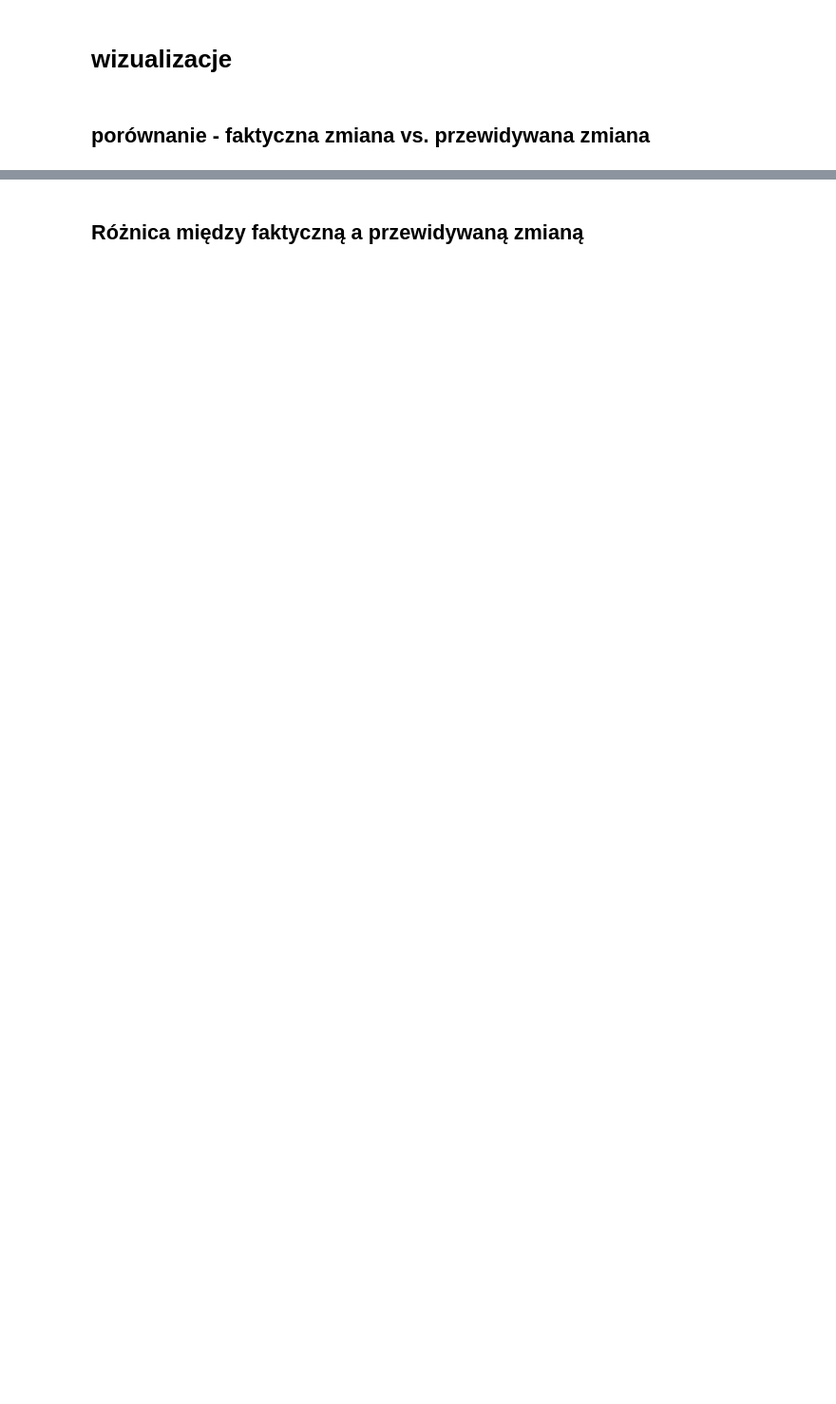
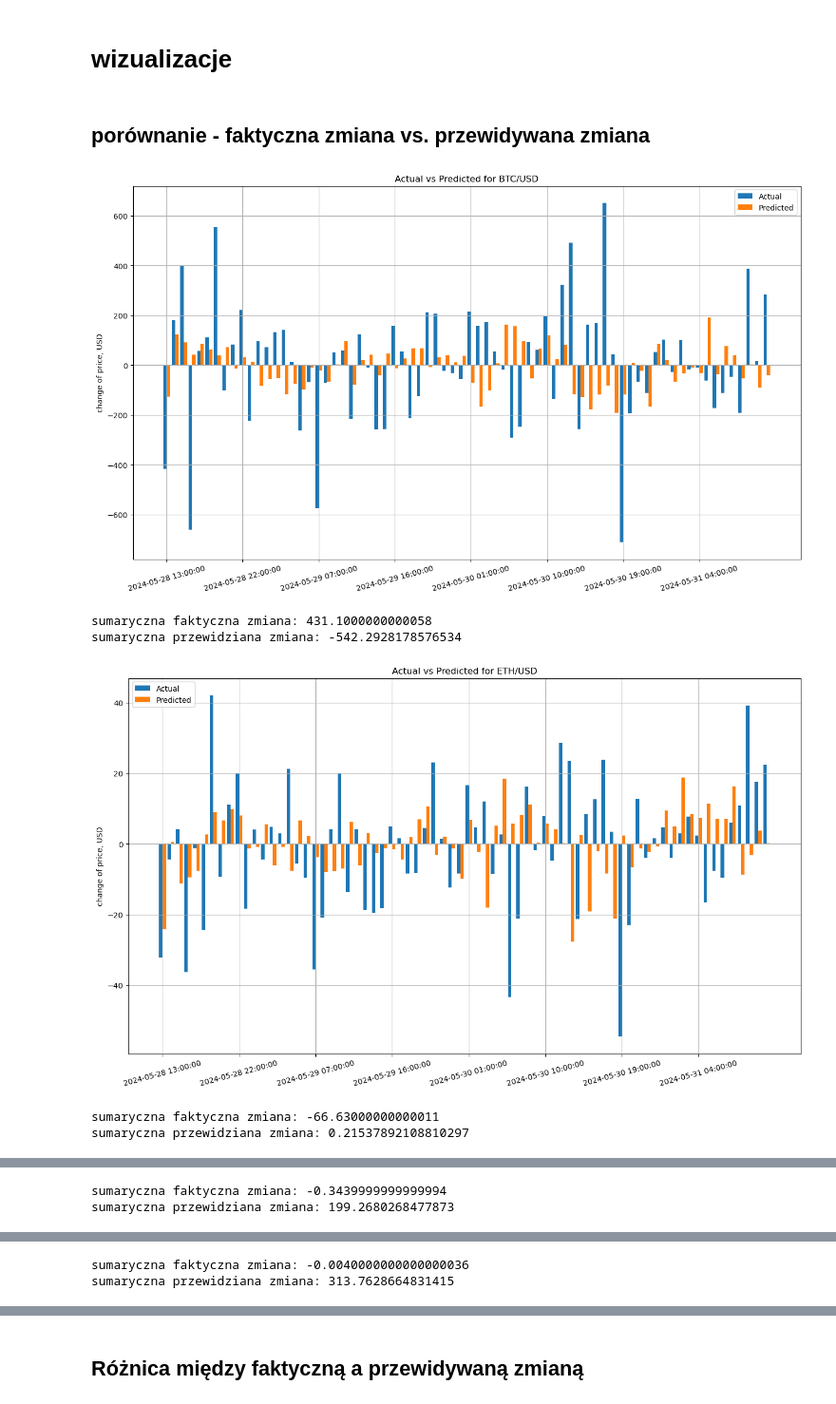
Before and after one commit to szym98/WSB_ML_crypto_model, a Jupyter notebook: Main_CryptoML.ipynb, the cells around one changed output, grey strips where cells are left out. Shown at 95% size. Drawn from its saved outputs; the diff is of its cells as text; code cells hidden in the pictures; blank space fills up the shorter version.

```diff
--- a/Main_CryptoML.ipynb
+++ b/Main_CryptoML.ipynb
@@ -147,20 +224,27 @@ Features (X) and target (y):
 # %%
 n_frames2display = 72  # pierwsze przewidziane 3 dni
 for symbol in symbols:
-    temp_val = values[symbol]
-    temp_pred = predictions[symbol][0]
+    temp_val = values[symbol]['close']
+    temp_pred = np.array(predictions1[symbol])[:,3]
     fig, ax = plt.subplots(figsize=(16, 9))
     x_temp = np.arange(len(temp_val.index[:n_frames2display]))
     w = 0.4
     ax.bar(x_temp - w/2, temp_val.iloc[:n_frames2display], width=w, label="Actual")
     ax.bar(x_temp + w/2, temp_pred[:n_frames2display], width=w, label="Predicted")
     ax.set_ylabel("change of price, USD")
     ax.set_xticks(x_temp)
     ax.set_xticklabels(temp_val.index[:n_frames2display].astype(str), rotation=15)
     plt.locator_params(axis="x", nbins=8)
     ax.grid(True)
     ax.set_title(f"Actual vs Predicted for {symbol}")
     ax.legend()
     plt.show()
     print(f"sumaryczna faktyczna zmiana: {np.sum(temp_val[:n_frames2display])}")
     print(f"sumaryczna przewidziana zmiana: {np.sum(temp_pred[:n_frames2display])}")
+# %% [output]
+[figure, added]
+sumaryczna faktyczna zmiana: 431.1000000000058
+sumaryczna przewidziana zmiana: -542.2928178576534
+[figure, added]
+sumaryczna faktyczna zmiana: -66.63000000000011
+sumaryczna przewidziana zmiana: 0.21537892108810297
@@ -166,0 +252,2 @@ for symbol in symbols:
+sumaryczna faktyczna zmiana: -0.3439999999999994
+sumaryczna przewidziana zmiana: 199.2680268477873
@@ -166,0 +255,2 @@ for symbol in symbols:
+sumaryczna faktyczna zmiana: -0.0040000000000000036
+sumaryczna przewidziana zmiana: 313.7628664831415
```
Also changed, not shown: parts of 9 cells of this notebook.
